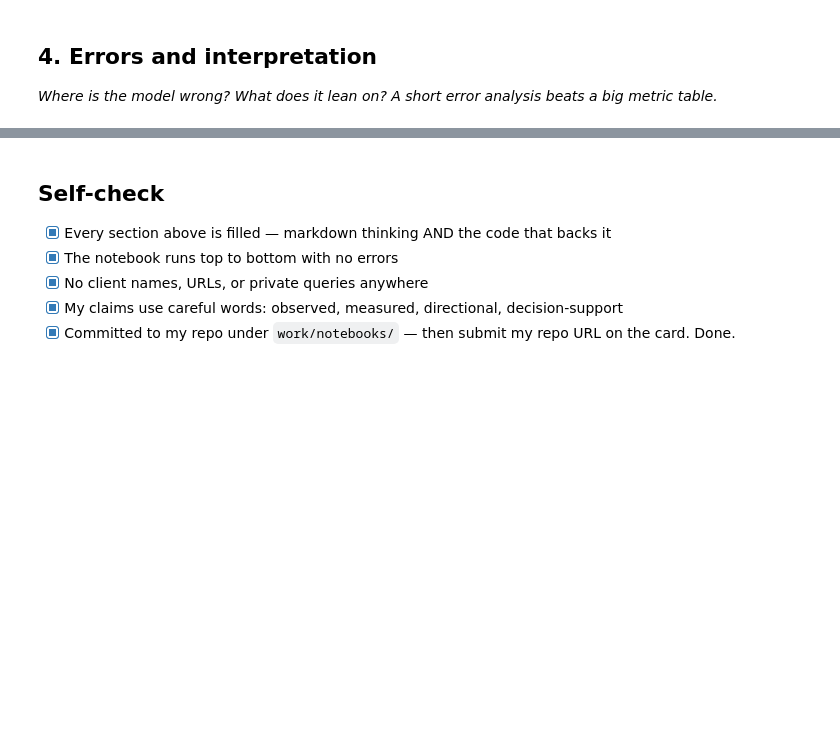
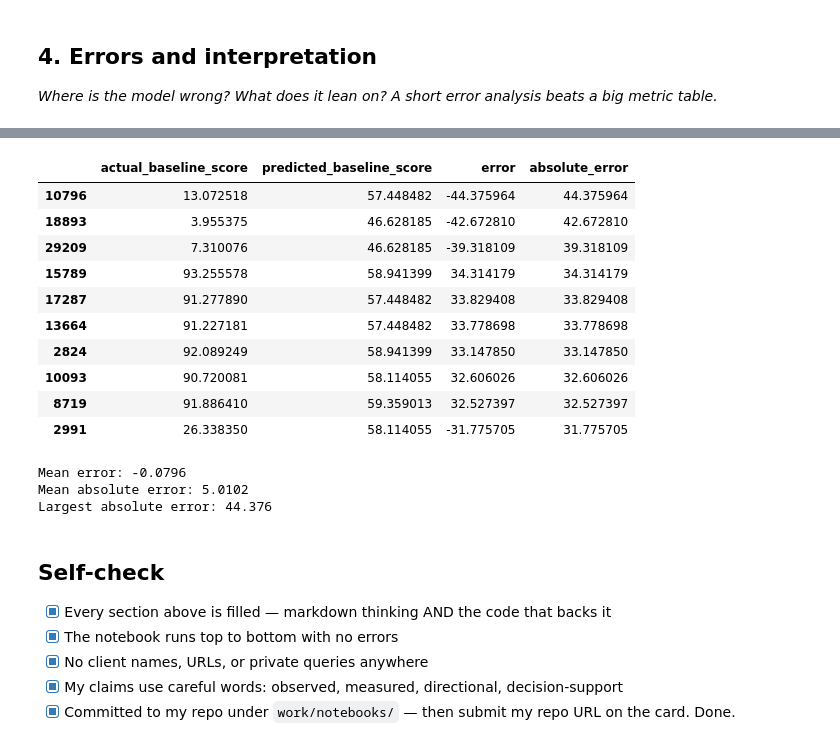
Before and after one commit to farankhandev/flyrank-ml-internship, a Jupyter notebook: work/notebooks/w05_model.ipynb, the cells around one changed output, grey strips where cells are left out. Drawn from its saved outputs; the diff is of its cells as text; code cells hidden in the pictures; blank space fills up the shorter version.

```diff
--- a/work/notebooks/w05_model.ipynb
+++ b/work/notebooks/w05_model.ipynb
@@ -16,0 +68,6 @@ I chose signal analysis because my Week-4 baseline is a rule-based ranking using
+# %%
+
+df_model = df[df["impressions_90d"] >= 10].copy()
+
+print("Original rows:", len(df))
+print("Rows after filtering:", len(df_model))
@@ -57,0 +182,11 @@ comparison_table
+# %%
+from sklearn.tree import DecisionTreeRegressor
+
+model = DecisionTreeRegressor(
+    max_depth=5,
+    random_state=42
+)
+
+model.fit(X_train, y_train)
+
+print("Decision Tree trained successfully.")
@@ -57,0 +195,6 @@ comparison_table
+# %%
+y_pred = model.predict(X_test)
+
+print("Predictions created.")
+print("First 10 predictions:")
+print(y_pred[:10])
@@ -64,3 +274,44 @@ The strongest observed relationship was between impressions_90d and CTR, with a
+# %%
+error_analysis = pd.DataFrame({
+    "actual_baseline_score": y_test,
+    "predicted_baseline_score": y_pred
+})
+
+error_analysis["error"] = (
+    error_analysis["actual_baseline_score"]
+    - error_analysis["predicted_baseline_score"]
+)
+
+error_analysis["absolute_error"] = (
+    error_analysis["error"].abs()
+)
+
+error_analysis = error_analysis.sort_values(
+    "absolute_error",
+    ascending=False
+)
+
+error_analysis.head(10)
+# %% [output]
+|  | actual_baseline_score | predicted_baseline_score | error | absolute_error |
+| 10796 | 13.072518 | 57.448482 | -44.375964 | 44.375964 |
+| 18893 | 3.955375 | 46.628185 | -42.672810 | 42.672810 |
+| 29209 | 7.310076 | 46.628185 | -39.318109 | 39.318109 |
+| 15789 | 93.255578 | 58.941399 | 34.314179 | 34.314179 |
+| 17287 | 91.277890 | 57.448482 | 33.829408 | 33.829408 |
+| 13664 | 91.227181 | 57.448482 | 33.778698 | 33.778698 |
+| 2824 | 92.089249 | 58.941399 | 33.147850 | 33.147850 |
+| 10093 | 90.720081 | 58.114055 | 32.606026 | 32.606026 |
+| 8719 | 91.886410 | 59.359013 | 32.527397 | 32.527397 |
+| 2991 | 26.338350 | 58.114055 | -31.775705 | 31.775705 |
+# %%
+print("Mean error:", round(error_analysis["error"].mean(), 4))
+print("Mean absolute error:", round(error_analysis["absolute_error"].mean(), 4))
+print("Largest absolute error:", round(error_analysis["absolute_error"].max(), 4))
+# %% [output]
+Mean error: -0.0796
+Mean absolute error: 5.0102
+Largest absolute error: 44.376
 # %% [markdown]
 ## Self-check
 
```
Also changed, not shown: parts of 21 cells of this notebook.
